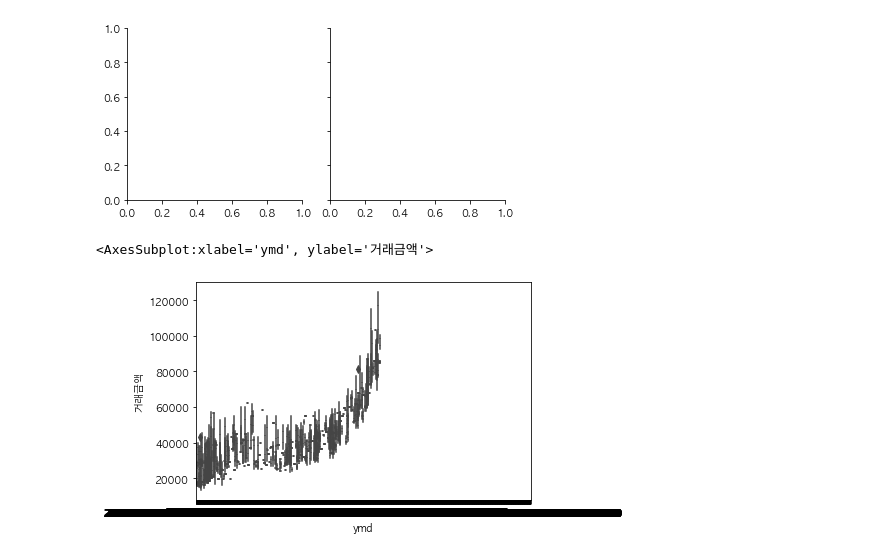
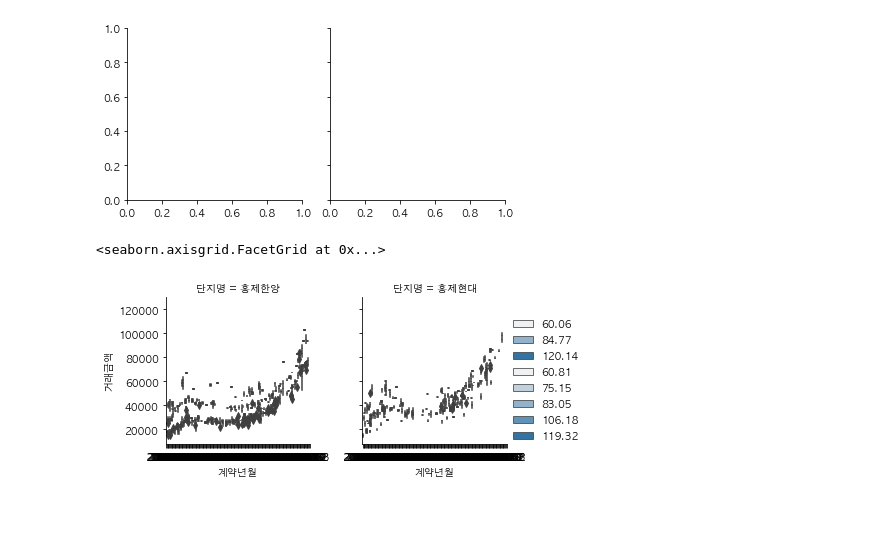
Before and after one commit to harryyang1982/data_tinkering, a Jupyter notebook: apt/apt_calculation.ipynb, the cells around one changed output. Saved outputs shown, nothing was run; the diff lists cells and outputs as text; code cells hidden in the pictures; blank space fills up the shorter version.

```diff
--- a/apt/apt_calculation.ipynb
+++ b/apt/apt_calculation.ipynb
@@ -207,8 +207,10 @@ g.add_legend()
 # %% [output]
 TypeError: boxplot() got an unexpected keyword argument 'label'
 [figure]
-# %%
-sns.boxplot(x = 'ymd', y = '거래금액', data = hongje)
-# %% [output]
-<AxesSubplot:xlabel='ymd', ylabel='거래금액'>
-[figure, removed]
+# %%
+g = sns.FacetGrid(data=hongje, col='단지명')
+g.map_dataframe(sns.boxplot, x='계약년월', y='거래금액', hue='전용면적(㎡)')
+g.add_legend()
+# %% [output]
+<seaborn.axisgrid.FacetGrid at 0x...>
+[figure, added]
```
